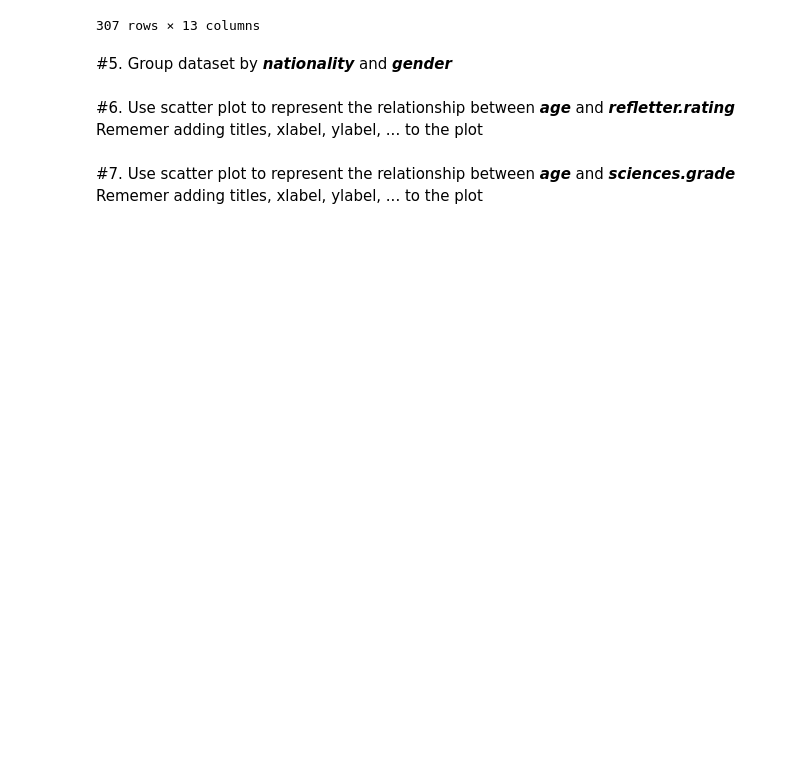
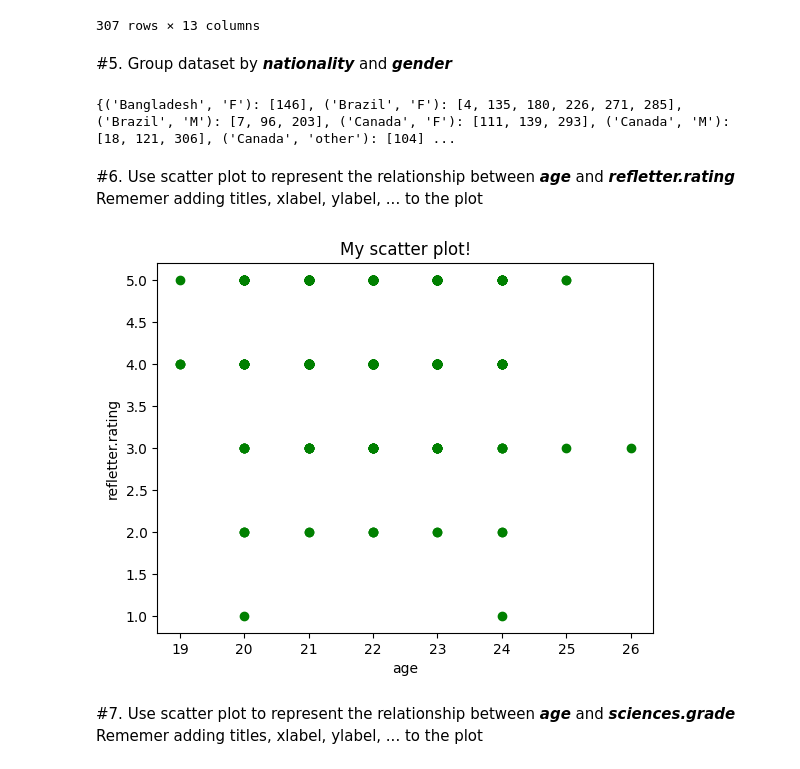
Before and after one commit to PhamTienLoc/Lab_ML, a Jupyter notebook: Lab_2_21130429_PhamTienLoc.ipynb, the cells around one changed output. Cells and saved outputs as stored; diff of their text form; code cells hidden in the pictures; blank space fills up the shorter version.

```diff
--- a/Lab_2_21130429_PhamTienLoc.ipynb
+++ b/Lab_2_21130429_PhamTienLoc.ipynb
@@ -83,3 +81,8 @@ dataset.sort_values(by="nationality")
+# %%
+# code
+dataset.groupby(['nationality','gender']).groups
+# %% [output]
+{('Bangladesh', 'F'): [146], ('Brazil', 'F'): [4, 135, 180, 226, 271, 285], ('Brazil', 'M'): [7, 96, 203], ('Canada', 'F'): [111, 139, 293], ('Canada', 'M'): [18, 121, 306], ('Canada', 'other'): [104] ...
 # %% [markdown]
 #6. Use scatter plot to represent the relationship between ***age*** and ***refletter.rating***
 Rememer adding titles, xlabel, ylabel, ... to the plot
@@ -88,3 +89,15 @@ Rememer adding titles, xlabel, ylabel, ... to the plot
+# %%
+# code
+plt.scatter(dataset['age'],dataset['refletter.rating'], color="green")
+# x-axis label
+plt.xlabel('age')
+# frequency label
+plt.ylabel('refletter.rating')
+# plot title
+plt.title('My scatter plot!')
+plt.show()
+# %% [output]
+[figure, added]
 # %% [markdown]
 #7. Use scatter plot to represent the relationship between ***age*** and ***sciences.grade***
 Rememer adding titles, xlabel, ylabel, ... to the plot
```
Also changed, not shown: parts of 11 cells of this notebook.
